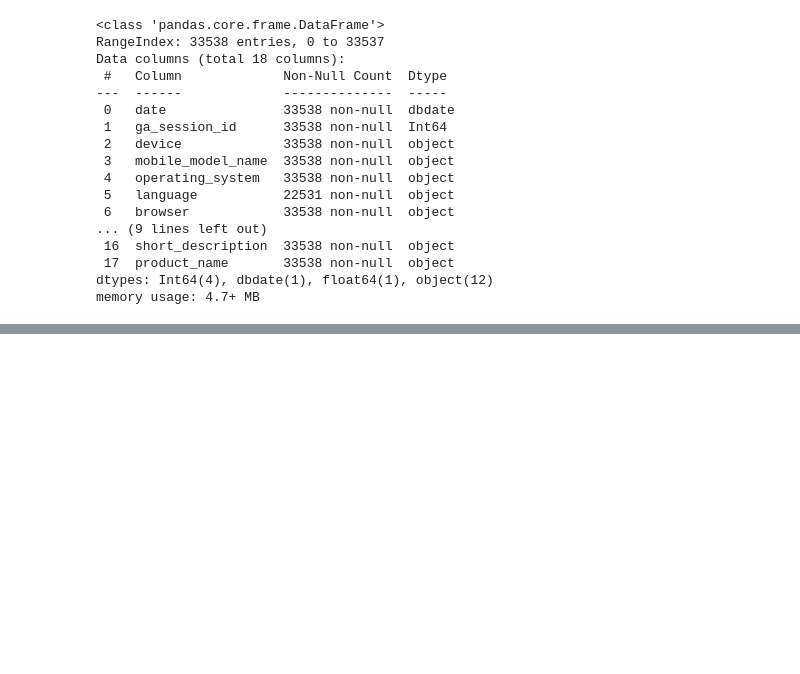
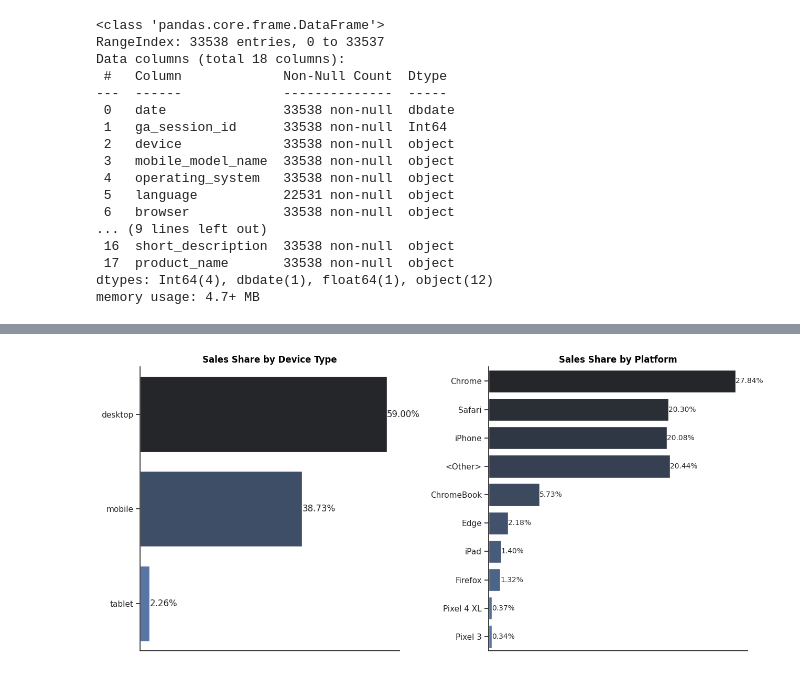
Before and after one commit to DenysovOleksii/Data-Driven-Retail-Analysis-SQL-Python-Tableau, a Jupyter notebook: Ecommerce_Sales_Analysis.ipynb, the cells around one changed output, grey strips where cells are left out. Cells and saved outputs as stored; diff of their text form; code cells hidden in the pictures; blank space fills up the shorter version.

```diff
--- a/Ecommerce_Sales_Analysis.ipynb
+++ b/Ecommerce_Sales_Analysis.ipynb
@@ -55,0 +219,25 @@ memory usage: 4.7+ MB
+# %%
+df_devices=df.groupby(["device","mobile_model_name"])["price"].sum().reset_index(name="total_sales").sort_values(by="total_sales",ascending=False)
+df_devices["percent"]=df_devices['total_sales']/df['price'].sum()*100
+fig,ax=plt.subplots(1,2,figsize=(13,6))
+sns.set_theme(style="ticks")
+plot=sns.barplot(data=df_devices,y="device",x="percent",ax=ax[0],errorbar=('ci', False),estimator="sum",palette="dark:b",hue="device")
+ax[0].set_title("Sales Share by Device Type",fontsize=12,fontweight="bold",color="Black",ha="center")
+ax[0].xaxis.set_major_formatter(plt.FuncFormatter(lambda x,_:f"{x}%"))
+ax[0].set_ylabel("")
+ax[0].set_xlabel("")
+for bar in plot.containers:
+  plot.bar_label(bar,fmt=plt.FuncFormatter(lambda x,_:f"{x:.2f}%"))
+plot2=sns.barplot(data=df_devices,y="mobile_model_name",x="percent",ax=ax[1],errorbar=('ci', False),estimator="sum",palette="dark:b",hue="mobile_model_name")
+ax[1].set_title("Sales Share by Platform",fontsize=12,fontweight="bold",color="Black",ha="center")
+ax[1].xaxis.set_major_formatter(plt.FuncFormatter(lambda x,_:f"{x}%"))
+ax[1].set_ylabel("")
+ax[1].set_xlabel("")
+for bar in plot2.containers:
+   plot2.bar_label(bar,fmt=plt.FuncFormatter(lambda x,_:f"{x:.2f}%"),fontsize=10)
+ax[0].get_xaxis().set_visible(False)
+ax[1].get_xaxis().set_visible(False)
+sns.despine()
+plt.tight_layout()
+# %% [output]
+[figure, added]
```
Also changed, not shown: parts of 12 cells of this notebook.
